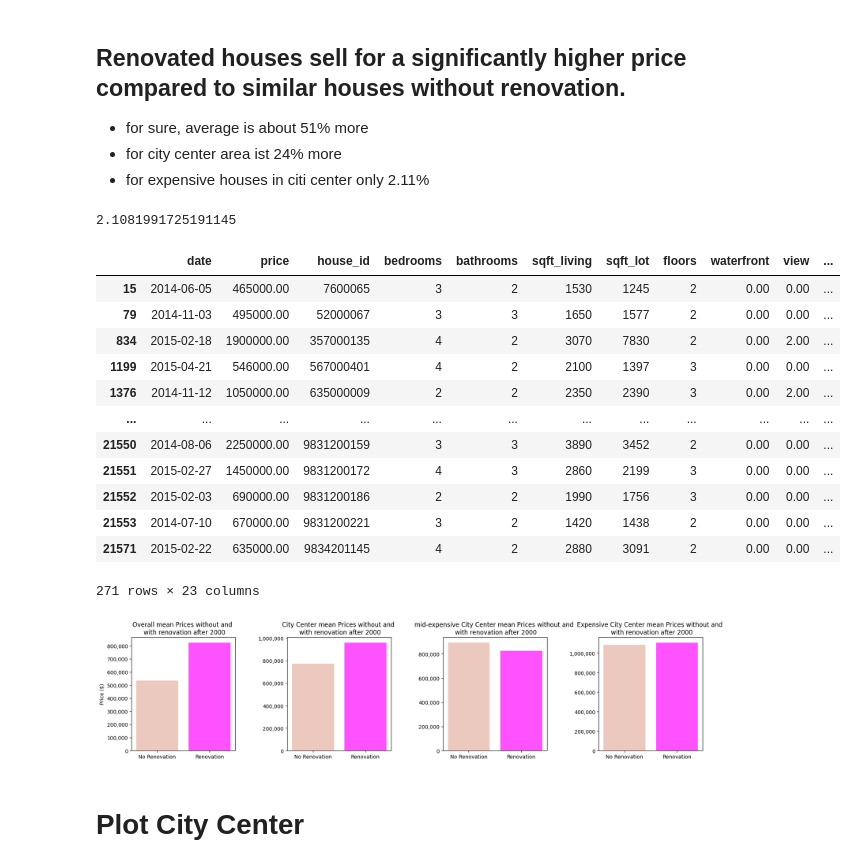
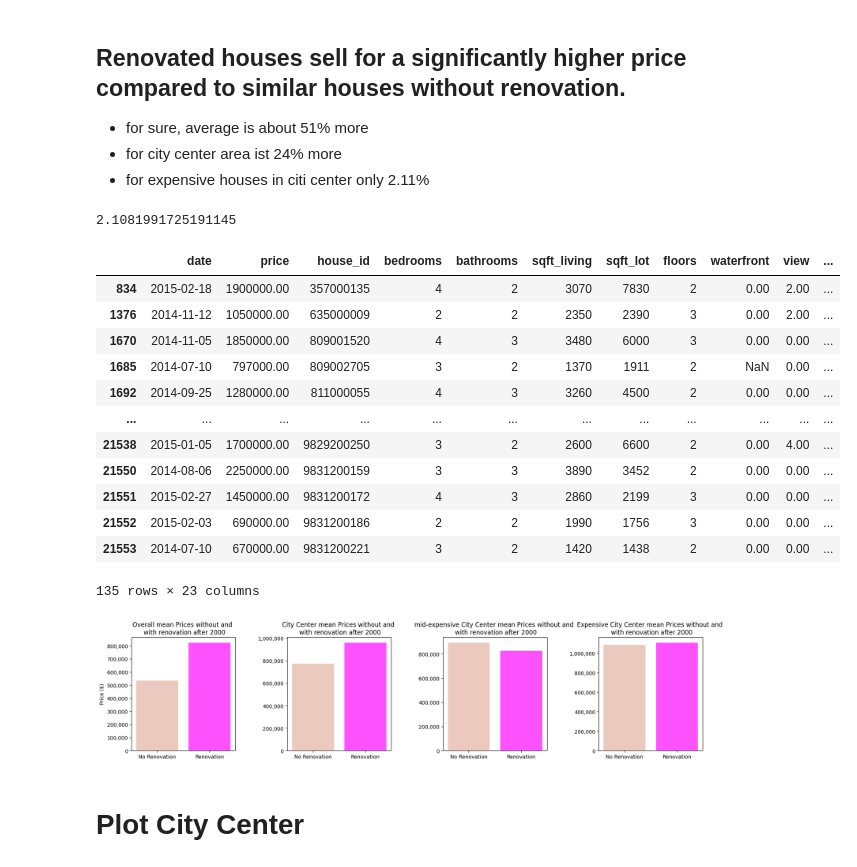
Before and after one commit to julialoeschel/eda-project-houses, a Jupyter notebook: EDA.ipynb, the cells around one changed output. Saved outputs shown, nothing was run; the diff lists cells and outputs as text; code cells hidden in the pictures.

```diff
--- a/EDA.ipynb
+++ b/EDA.ipynb
@@ -540,46 +540,46 @@ axes[1].set_title('City Center mean Prices without and \n with renovation after
 axes[3].set_title('Expensive City Center mean Prices without and \n with renovation after 2000')
 axes[2].set_title('mid-expensive City Center mean Prices without and \n with renovation after 2000')
 axes[0].set_ylabel('Price ($)')
 
 formatter = mtick.FuncFormatter(lambda x, _: f'{x:,.0f}')  # Tausendertrennzeichen, keine Nachkommastellen
 axes[0].yaxis.set_major_formatter(formatter)
 axes[1].yaxis.set_major_formatter(formatter)
 axes[2].yaxis.set_major_formatter(formatter)
 axes[3].yaxis.set_major_formatter(formatter)
 
 
 plt.subplots_adjust(wspace=0.5)
 
 
 diff = df_renovated_houses_after_2000_mean - df_no_renovation_mean
 percentage_increase_by_renovation = (diff/df_no_renovation_mean)*100
 percentage_increase_by_renovation
 
 diff_city = df_renovated_houses_after_2000_mean_city - df_no_renovation_mean_city
 percentage_increase_by_renovation_city = (diff_city/df_no_renovation_mean_city)*100
 percentage_increase_by_renovation_city
 
 diff_city = renovated_expensive_houses_in_center_area_mean - not_renovated_expensive_houses_in_center_area_mean
 percentage_increase_by_renovation_city = (diff_city/not_renovated_expensive_houses_in_center_area_mean)*100
 percentage_increase_by_renovation_city
 print(percentage_increase_by_renovation_city)
 
-# renovated_mid_expensive_houses_in_center_area
+renovated_expensive_houses_in_center_area
 # %% [output]
 2.1081991725191145
 |  | date | price | house_id | bedrooms | bathrooms | sqft_living | sqft_lot | floors | waterfront | view | ... |
-| 15 | 2014-06-05 | 465000.00 | 7600065 | 3 | 2 | 1530 | 1245 | 2 | 0.00 | 0.00 | ... |
-| 79 | 2014-11-03 | 495000.00 | 52000067 | 3 | 3 | 1650 | 1577 | 2 | 0.00 | 0.00 | ... |
 | 834 | 2015-02-18 | 1900000.00 | 357000135 | 4 | 2 | 3070 | 7830 | 2 | 0.00 | 2.00 | ... |
-| 1199 | 2015-04-21 | 546000.00 | 567000401 | 4 | 2 | 2100 | 1397 | 3 | 0.00 | 0.00 | ... |
 | 1376 | 2014-11-12 | 1050000.00 | 635000009 | 2 | 2 | 2350 | 2390 | 3 | 0.00 | 2.00 | ... |
+| 1670 | 2014-11-05 | 1850000.00 | 809001520 | 4 | 3 | 3480 | 6000 | 3 | 0.00 | 0.00 | ... |
+| 1685 | 2014-07-10 | 797000.00 | 809002705 | 3 | 2 | 1370 | 1911 | 2 | NaN | 0.00 | ... |
+| 1692 | 2014-09-25 | 1280000.00 | 811000055 | 4 | 3 | 3260 | 4500 | 2 | 0.00 | 0.00 | ... |
 | ... | ... | ... | ... | ... | ... | ... | ... | ... | ... | ... | ... |
+| 21538 | 2015-01-05 | 1700000.00 | 9829200250 | 3 | 2 | 2600 | 6600 | 2 | 0.00 | 4.00 | ... |
 | 21550 | 2014-08-06 | 2250000.00 | 9831200159 | 3 | 3 | 3890 | 3452 | 2 | 0.00 | 0.00 | ... |
 | 21551 | 2015-02-27 | 1450000.00 | 9831200172 | 4 | 3 | 2860 | 2199 | 3 | 0.00 | 0.00 | ... |
 | 21552 | 2015-02-03 | 690000.00 | 9831200186 | 2 | 2 | 1990 | 1756 | 3 | 0.00 | 0.00 | ... |
 | 21553 | 2014-07-10 | 670000.00 | 9831200221 | 3 | 2 | 1420 | 1438 | 2 | 0.00 | 0.00 | ... |
-| 21571 | 2015-02-22 | 635000.00 | 9834201145 | 4 | 2 | 2880 | 3091 | 2 | 0.00 | 0.00 | ... |
-271 rows × 23 columns
+135 rows × 23 columns
 [figure]
 # %% [markdown]
 # Plot City Center
```
Also changed, not shown: 2 other files.
